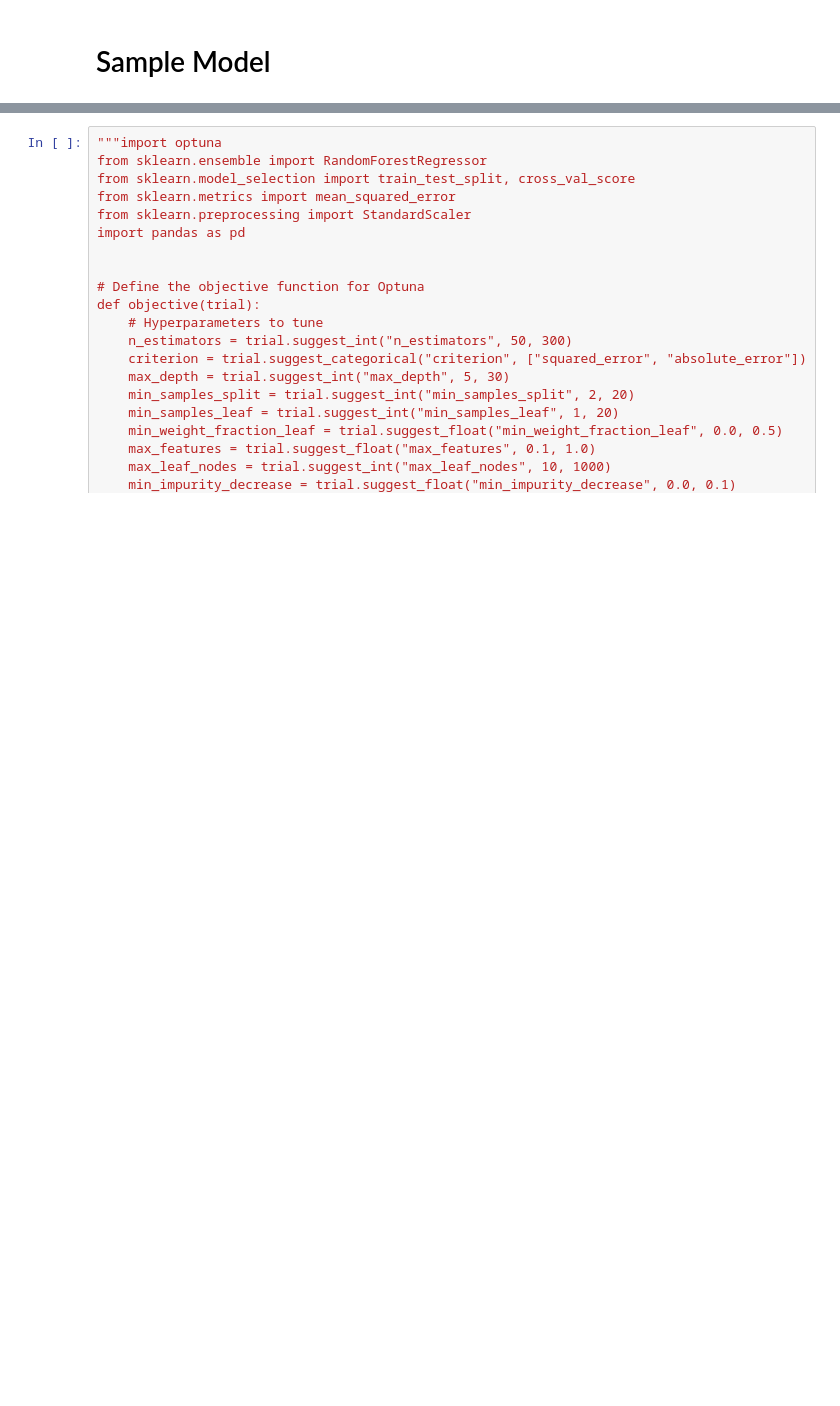
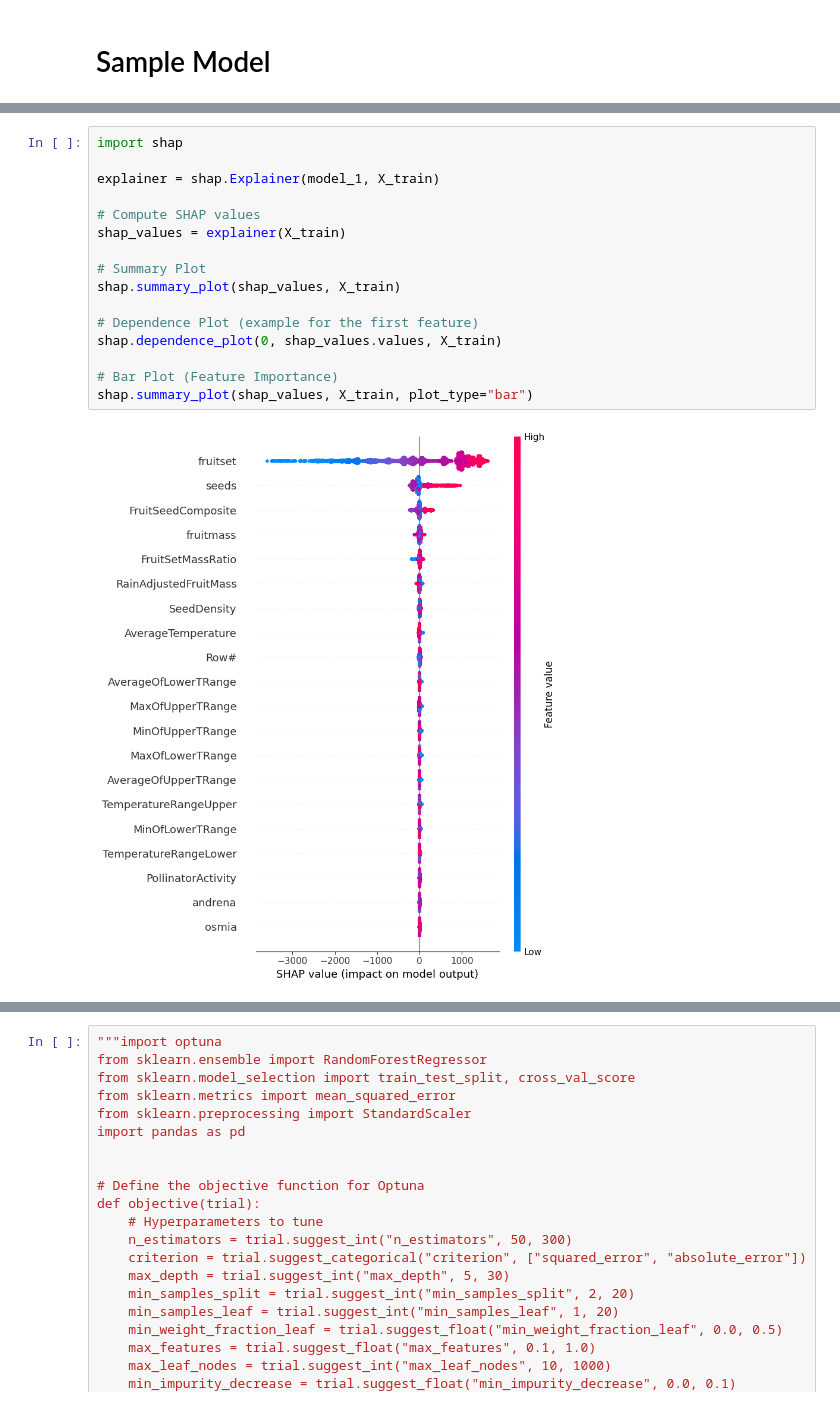
Before and after one commit to Nigoraa1/Yield_Prediction, a Jupyter notebook: main.ipynb, the cells around one changed output, grey strips where cells are left out. Cells and saved outputs as stored; diff of their text form; blank space fills up the shorter version.

```diff
--- a/main.ipynb
+++ b/main.ipynb
@@ -76,0 +77,18 @@ sub = model_1.predict(test)
+# %%
+import shap
+
+explainer = shap.Explainer(model_1, X_train)
+
+# Compute SHAP values
+shap_values = explainer(X_train)
+
+# Summary Plot
+shap.summary_plot(shap_values, X_train)
+
+# Dependence Plot (example for the first feature)
+shap.dependence_plot(0, shap_values.values, X_train)
+
+# Bar Plot (Feature Importance)
+shap.summary_plot(shap_values, X_train, plot_type="bar")
+# %% [output]
+[figure, added]
```
Also changed, not shown: parts of 6 cells of this notebook, 1 other file.
